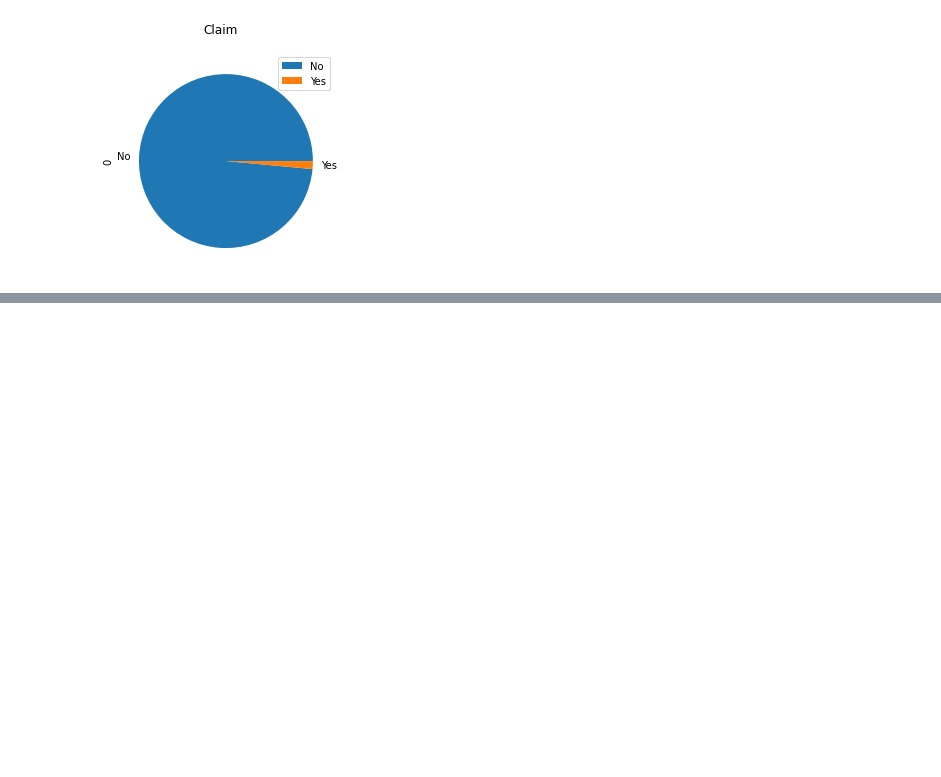
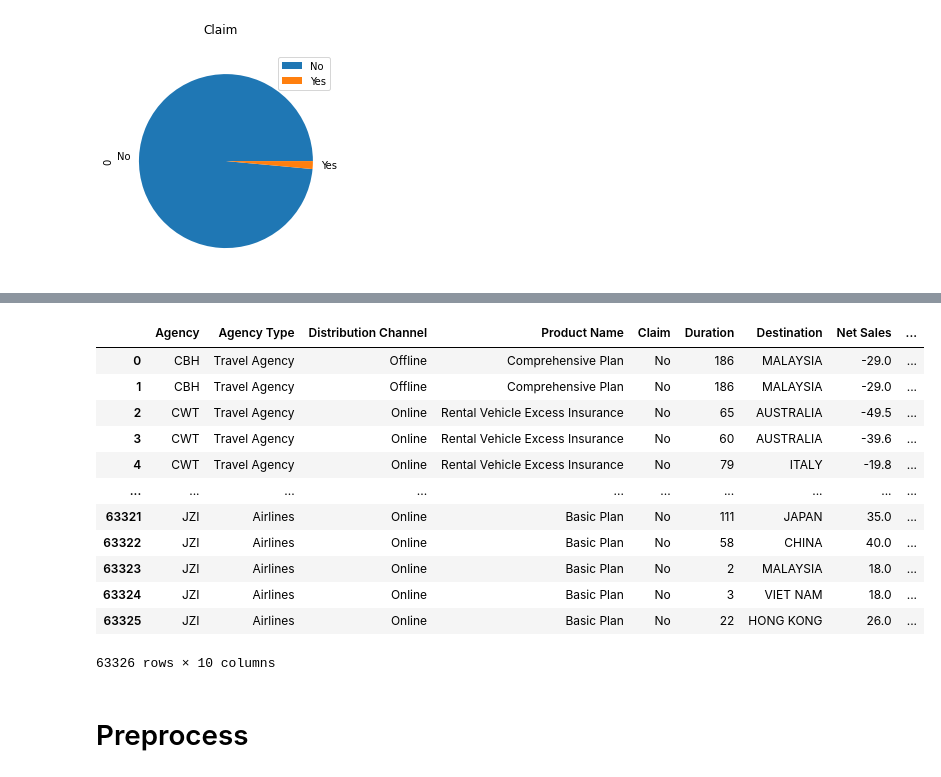
Before and after one commit to saisurbehera/finalProjACTU, a Jupyter notebook: project.ipynb, the cells around one changed output, grey strips where cells are left out. Saved outputs shown, nothing was run; the diff lists cells and outputs as text; code cells hidden in the pictures; blank space fills up the shorter version.

Commit message:
added the preprocessing steps

```diff
--- a/project.ipynb
+++ b/project.ipynb
@@ -103,0 +208,22 @@ fig.show()
+# %%
+df_mod["Age_fil"] = [ i//24 for i in df_mod["Age"]]
+# %%
+df_mod1 = df_mod.drop(columns="Age")
+# %%
+df_mod1
+# %% [output]
+|  | Agency | Agency Type | Distribution Channel | Product Name | Claim | Duration | Destination | Net Sales | ... |
+| 0 | CBH | Travel Agency | Offline | Comprehensive Plan | No | 186 | MALAYSIA | -29.0 | ... |
+| 1 | CBH | Travel Agency | Offline | Comprehensive Plan | No | 186 | MALAYSIA | -29.0 | ... |
+| 2 | CWT | Travel Agency | Online | Rental Vehicle Excess Insurance | No | 65 | AUSTRALIA | -49.5 | ... |
+| 3 | CWT | Travel Agency | Online | Rental Vehicle Excess Insurance | No | 60 | AUSTRALIA | -39.6 | ... |
+| 4 | CWT | Travel Agency | Online | Rental Vehicle Excess Insurance | No | 79 | ITALY | -19.8 | ... |
+| ... | ... | ... | ... | ... | ... | ... | ... | ... | ... |
+| 63321 | JZI | Airlines | Online | Basic Plan | No | 111 | JAPAN | 35.0 | ... |
+| 63322 | JZI | Airlines | Online | Basic Plan | No | 58 | CHINA | 40.0 | ... |
+| 63323 | JZI | Airlines | Online | Basic Plan | No | 2 | MALAYSIA | 18.0 | ... |
+| 63324 | JZI | Airlines | Online | Basic Plan | No | 3 | VIET NAM | 18.0 | ... |
+| 63325 | JZI | Airlines | Online | Basic Plan | No | 22 | HONG KONG | 26.0 | ... |
+63326 rows × 10 columns
+# %% [markdown]
+# Preprocess
```
Also changed, not shown: parts of 29 cells of this notebook, 2 other files.
